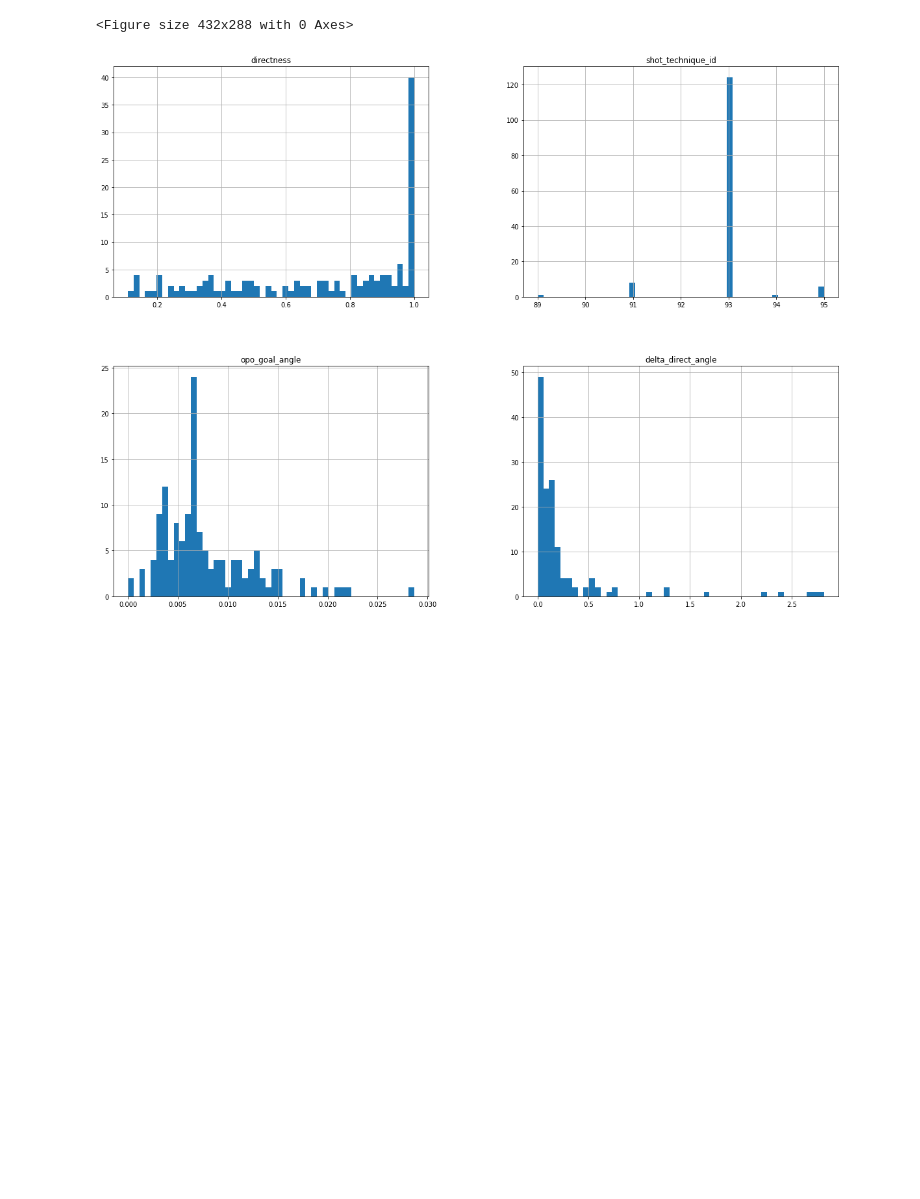
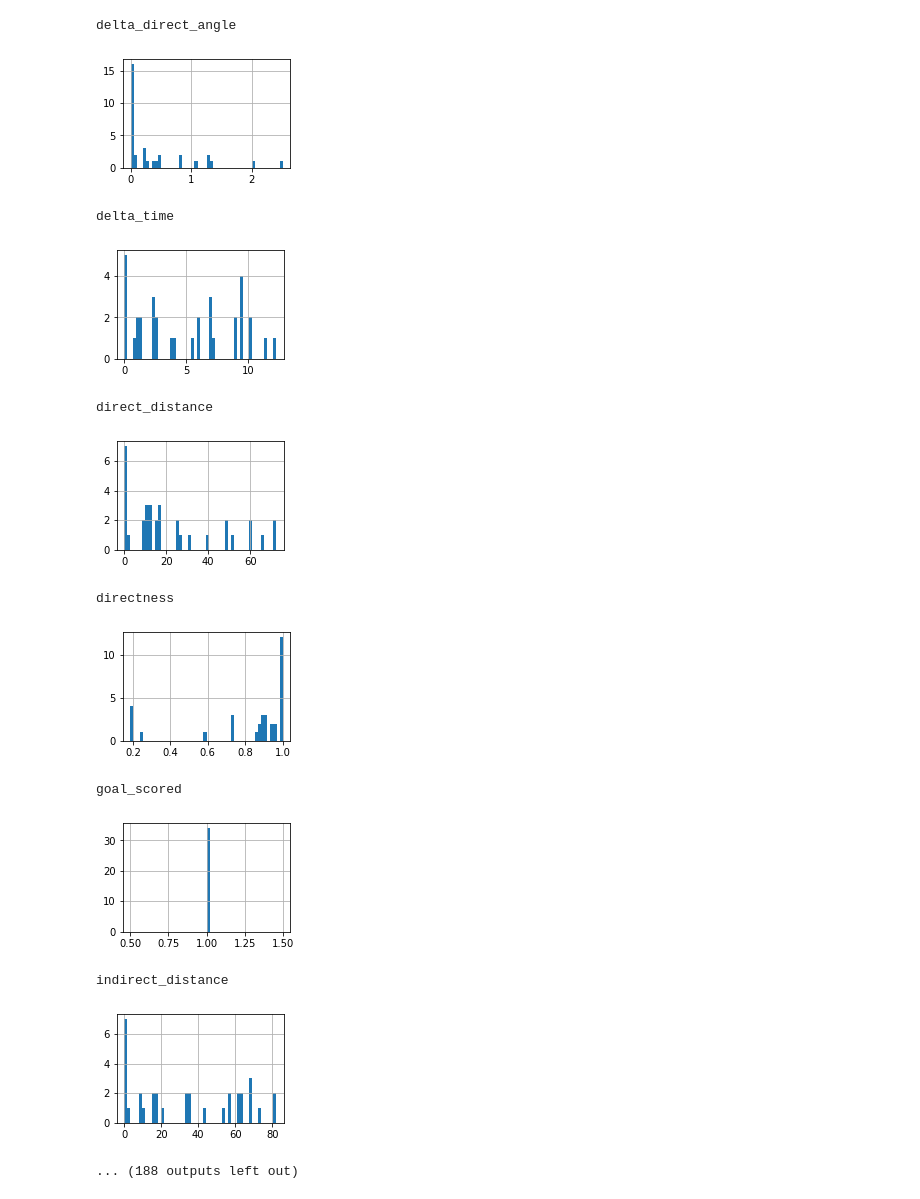
Before and after one commit to xecarlox94/data_mining_machine_learning, a Jupyter notebook: Untitled.ipynb, the cells around one changed output. Saved outputs shown, nothing was run; the diff lists cells and outputs as text; code cells hidden in the pictures; blank space fills up the shorter version.

```diff
--- a/Untitled.ipynb
+++ b/Untitled.ipynb
@@ -329,5 +298,2 @@ dataset
 # %%
-dataset = dataset[dataset['shot_outcome_name'] == 'Goal']
-
-
-dataset['shot_outcome_name'].value_counts()
+dataset = dataset[dataset['goal_scored'] == 1]
@@ -358,14 +321,27 @@ dataset.describe()
 # %%
 %matplotlib inline
 
 import matplotlib.pyplot as plt
 
-fig = plt.figure()
-dataset[['directness', 'shot_technique_id', 'opo_goal_angle', 'delta_direct_angle']].hist(bins=50, figsize=(20,15))
+for c in dataset.columns:
+    if c in ['type_name', "out", "counterpress", "under_pressure"]: continue
+    print(c)
 
+    fig = plt.figure()
+    dataset[c].hist(bins=50, figsize=(3,2))
 
-
-plt.show()
+    plt.show()
 # %% [output]
-<Figure size 432x288 with 0 Axes>
+delta_direct_angle
-[figure, old version]
+[figure, new version]
+delta_time
+[figure, added]
+direct_distance
+[figure, added]
+directness
+[figure, added]
+goal_scored
+[figure, added]
+indirect_distance
+[figure, added]
+... (188 outputs left out)
```
Also changed, not shown: parts of 5 cells of this notebook, 1 other file.
